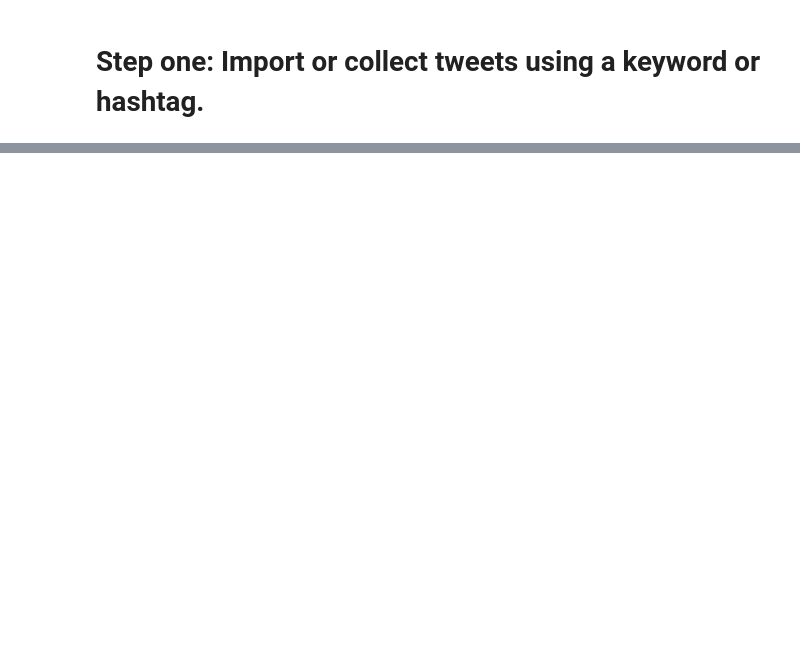
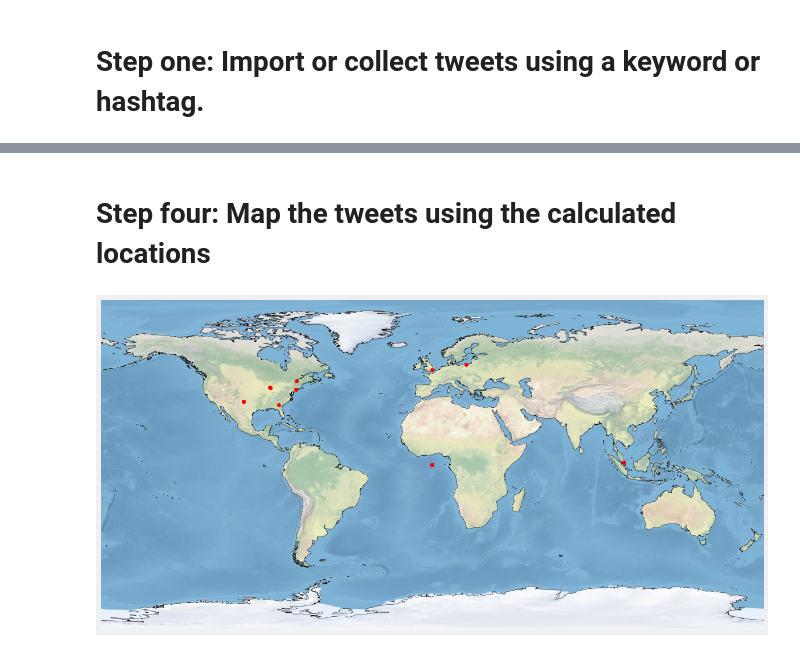
Before and after one commit to smargarink/DesignDev, a Jupyter notebook: exercises/exerciseten.ipynb, the cells around one changed output, grey strips where cells are left out. Drawn from its saved outputs; the diff is of its cells as text; code cells hidden in the pictures; blank space fills up the shorter version.

```diff
--- a/exercises/exerciseten.ipynb
+++ b/exercises/exerciseten.ipynb
@@ -23,0 +94,19 @@ KeyError: 'FCcQPRTvuOCXXnpMWUJs1RNRK'
+# %%
+
+from geopy.geocoders import Nominatim
+from geopy.extra.rate_limiter import RateLimiter
+
+geolocator = Nominatim(user_agent='twitter-analysis-client')
+limited = RateLimiter(geolocator.geocode, min_delay_seconds=1)
+
+def find_location(row):
+    place = row['location']
+    location = limited(place)
+
+    if location != None:
+        return location.latitude, location.longitude
+    else:
+        return "Not Found", "Not Found"
+
+tdf[['latitude','longitude']] = tdf.apply(find_location, axis="columns", result_type="expand")
+tdf
@@ -23,0 +131,27 @@ KeyError: 'FCcQPRTvuOCXXnpMWUJs1RNRK'
+# %%
+
+import matplotlib.pyplot as plt
+plt.style.use('fivethirtyeight')
+plt.rcParams.update({'font.size': 20})
+plt.rcParams['figure.figsize'] = (20, 10)
+# %% [markdown]
+# Step four: Map the tweets using the calculated locations
+# %%
+import cartopy.crs as ccrs
+from matplotlib.patches import Circle
+
+lats = tdf['latitude'].dropna()
+longs = tdf['longitude'].dropna()
+
+ax = plt.axes(projection=ccrs.PlateCarree())
+ax.stock_img()
+
+for i in range(0, len(lats)):
+    ax.plot(longs[i], lats[i], 'ro', transform=ccrs.PlateCarree())
+
+ax.coastlines(resolution='50m')
+ax.set_global()
+
+plt.show()
+# %% [output]
+[figure, added]
```
Also changed, not shown: parts of 10 cells of this notebook.
